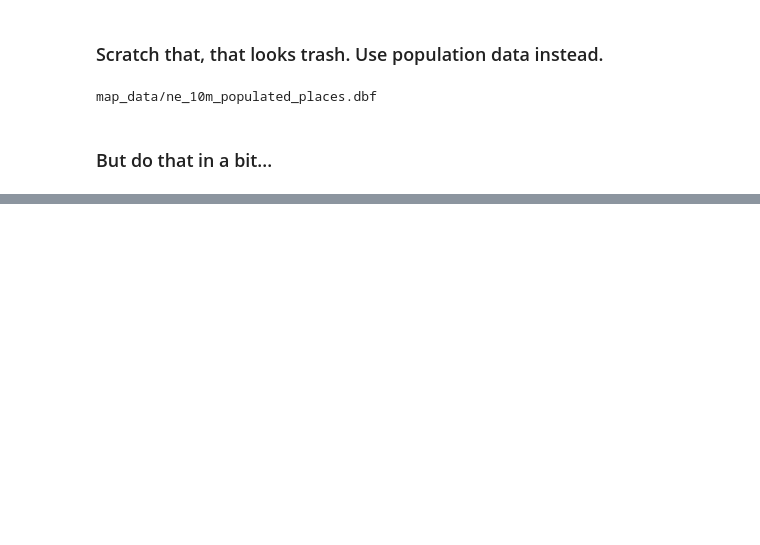
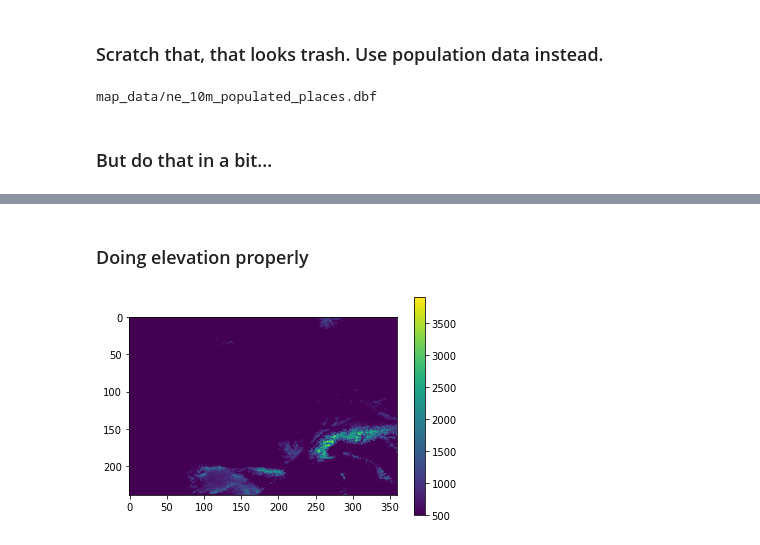
Before and after one commit to alexmadison/mariomap, a Jupyter notebook: mariomap.ipynb, the cells around one changed output, grey strips where cells are left out. Drawn from its saved outputs; the diff is of its cells as text; code cells hidden in the pictures; blank space fills up the shorter version.

```diff
--- a/mariomap.ipynb
+++ b/mariomap.ipynb
@@ -468,0 +480,18 @@ df_.head()
+# %% [markdown]
+### Doing elevation properly
+# %%
+import rasterio
+path = glob.glob("map_data/alwdgg.tiff")[0]
+elev = rasterio.open(path).read(1)
+x0 = int((lon_left+180)*elev.shape[1] / 360)
+x1 = int((lon_right+180)*elev.shape[1] / 360)
+y0 = elev.shape[0] - int((lat_bottom+90)*elev.shape[0] / 180)
+y1 = elev.shape[0] - int((lat_top+90)*elev.shape[0] / 180)
+
+elev = elev[y1:y0, x0:x1]
+
+plt.imshow(np.clip(elev, 500, None))
+plt.colorbar()
+plt.show()
+# %% [output]
+[figure, added]
```
Also changed, not shown: parts of 14 cells of this notebook.
